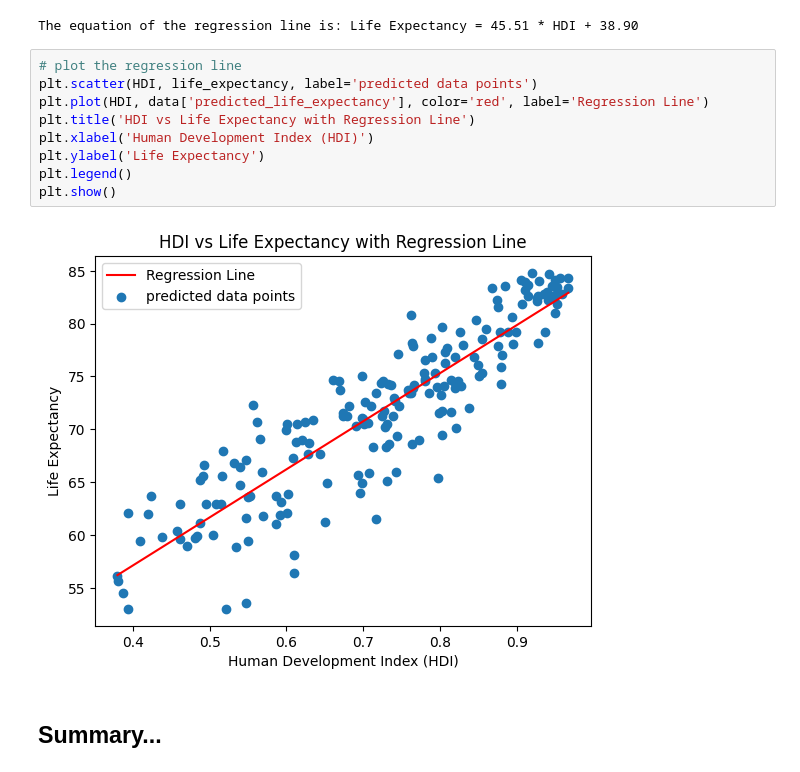
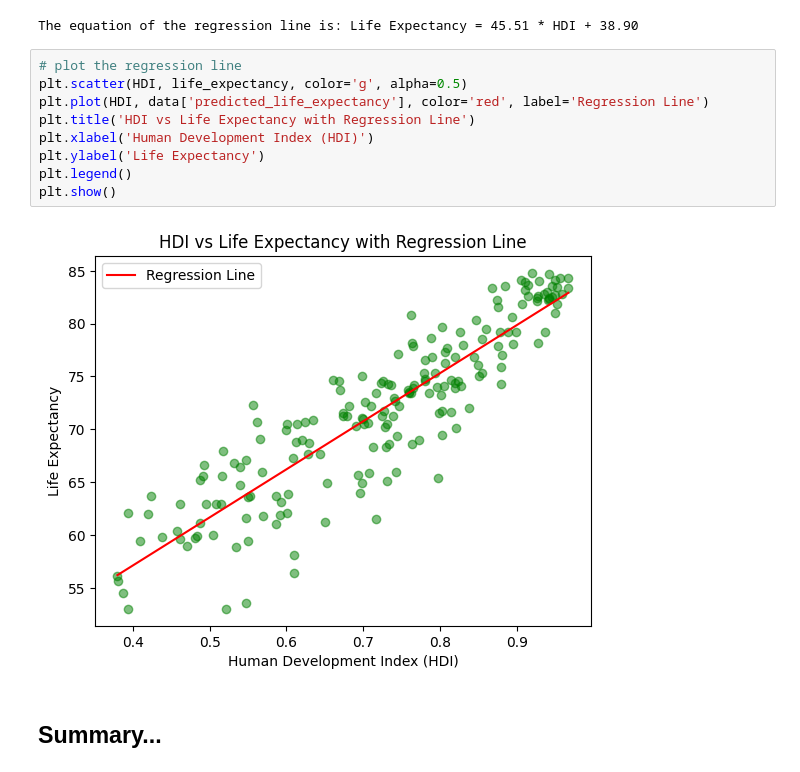
Before and after one commit to gOps132/hdi_analysis, a Jupyter notebook: main.ipynb, the cells around one changed output. Drawn from its saved outputs; the diff is of its cells as text.

```diff
--- a/main.ipynb
+++ b/main.ipynb
@@ -125,15 +125,15 @@ print(f'The equation of the regression line is: Life Expectancy = {slope:.2f} *
 The equation of the regression line is: Life Expectancy = 45.51 * HDI + 38.90
 # %%
 # plot the regression line
-plt.scatter(HDI, life_expectancy, label='predicted data points')
+plt.scatter(HDI, life_expectancy, color='g', alpha=0.5)
 plt.plot(HDI, data['predicted_life_expectancy'], color='red', label='Regression Line')
 plt.title('HDI vs Life Expectancy with Regression Line')
 plt.xlabel('Human Development Index (HDI)')
 plt.ylabel('Life Expectancy')
 plt.legend()
 plt.show()
 # %% [output]
-[figure, old version]
+[figure, new version]
 # %% [markdown]
 ## Summary...
 # %% [markdown]
```
Also changed, not shown: 1 other file.
